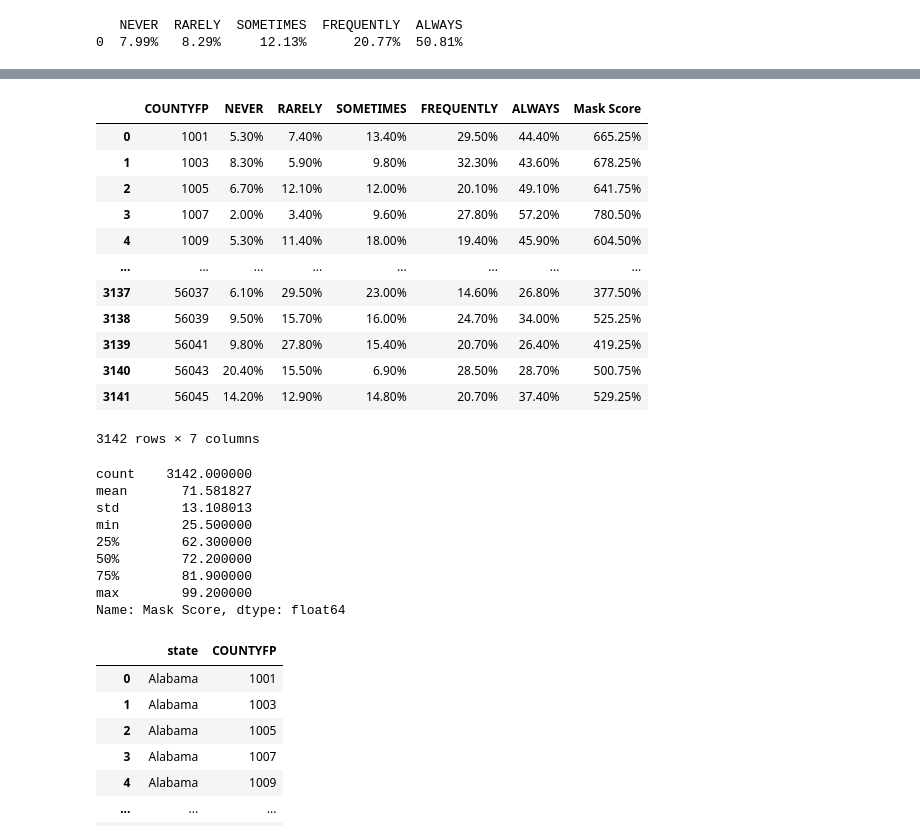
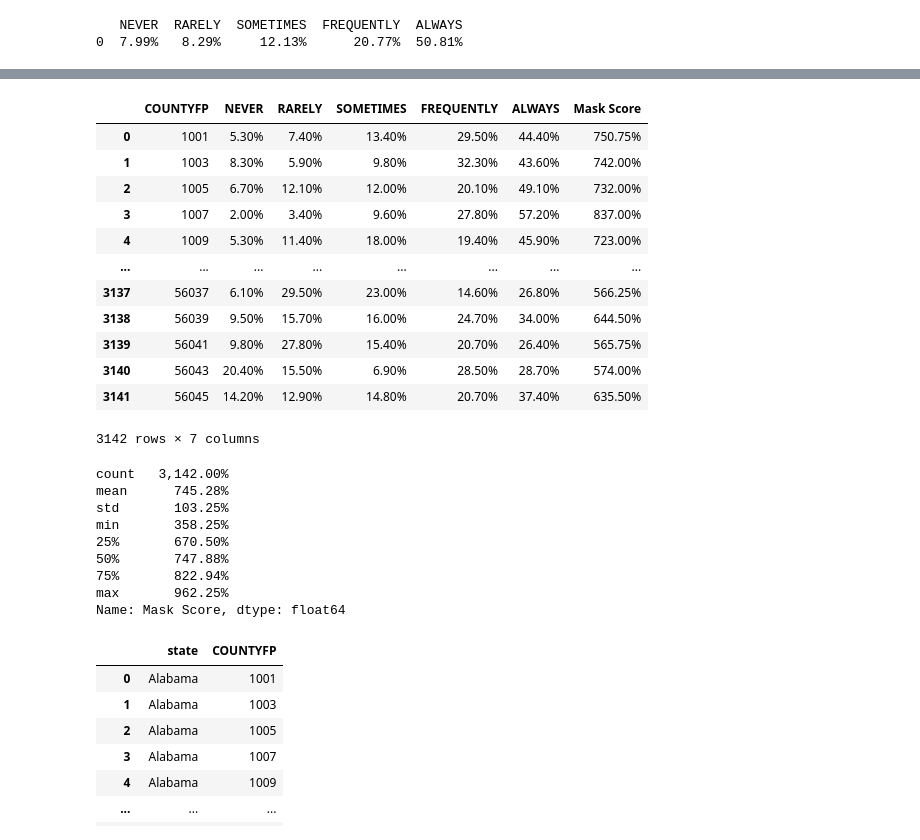
Before and after one commit to emersonmolett/Project-1, a Jupyter notebook: importingCSVs.ipynb, the cells around one changed output, grey strips where cells are left out. Saved outputs shown, nothing was run; the diff lists cells and outputs as text; code cells hidden in the pictures.

```diff
--- a/importingCSVs.ipynb
+++ b/importingCSVs.ipynb
@@ -770,34 +770,34 @@ mask_counties
 3142 rows × 7 columns
 # %%
-mask_counties["Mask Score"] = mask_counties["FREQUENTLY"]. * 7.5 + mask_counties["ALWAYS"]. * 10
+mask_counties["Mask Score"] = mask_counties["NEVER"].apply(percentages_to_floats) * 0 + mask_counties["RARELY"].apply(percentages_to_floats) * 2.5 + mask_counties["SOMETIMES"].apply(percentages_to_floats) * 5.0 + mask_counties["FREQUENTLY"].apply(percentages_to_floats) *7.5 + mask_counties["ALWAYS"].apply(percentages_to_floats) *10
 mask_counties
 # %% [output]
 |  | COUNTYFP | NEVER | RARELY | SOMETIMES | FREQUENTLY | ALWAYS | Mask Score |
-| 0 | 1001 | 5.30% | 7.40% | 13.40% | 29.50% | 44.40% | 665.25% |
-| 1 | 1003 | 8.30% | 5.90% | 9.80% | 32.30% | 43.60% | 678.25% |
-| 2 | 1005 | 6.70% | 12.10% | 12.00% | 20.10% | 49.10% | 641.75% |
-| 3 | 1007 | 2.00% | 3.40% | 9.60% | 27.80% | 57.20% | 780.50% |
-| 4 | 1009 | 5.30% | 11.40% | 18.00% | 19.40% | 45.90% | 604.50% |
+| 0 | 1001 | 5.30% | 7.40% | 13.40% | 29.50% | 44.40% | 750.75% |
+| 1 | 1003 | 8.30% | 5.90% | 9.80% | 32.30% | 43.60% | 742.00% |
+| 2 | 1005 | 6.70% | 12.10% | 12.00% | 20.10% | 49.10% | 732.00% |
+| 3 | 1007 | 2.00% | 3.40% | 9.60% | 27.80% | 57.20% | 837.00% |
+| 4 | 1009 | 5.30% | 11.40% | 18.00% | 19.40% | 45.90% | 723.00% |
 | ... | ... | ... | ... | ... | ... | ... | ... |
-| 3137 | 56037 | 6.10% | 29.50% | 23.00% | 14.60% | 26.80% | 377.50% |
-| 3138 | 56039 | 9.50% | 15.70% | 16.00% | 24.70% | 34.00% | 525.25% |
-| 3139 | 56041 | 9.80% | 27.80% | 15.40% | 20.70% | 26.40% | 419.25% |
-| 3140 | 56043 | 20.40% | 15.50% | 6.90% | 28.50% | 28.70% | 500.75% |
-| 3141 | 56045 | 14.20% | 12.90% | 14.80% | 20.70% | 37.40% | 529.25% |
+| 3137 | 56037 | 6.10% | 29.50% | 23.00% | 14.60% | 26.80% | 566.25% |
+| 3138 | 56039 | 9.50% | 15.70% | 16.00% | 24.70% | 34.00% | 644.50% |
+| 3139 | 56041 | 9.80% | 27.80% | 15.40% | 20.70% | 26.40% | 565.75% |
+| 3140 | 56043 | 20.40% | 15.50% | 6.90% | 28.50% | 28.70% | 574.00% |
+| 3141 | 56045 | 14.20% | 12.90% | 14.80% | 20.70% | 37.40% | 635.50% |
 3142 rows × 7 columns
 # %%
 # Descriptive
 
 mask_counties["Mask Score"].describe()
 # %% [output]
-count    3142.000000
-mean       71.581827
-std        13.108013
-min        25.500000
-25%        62.300000
-50%        72.200000
-75%        81.900000
-max        99.200000
+count   3,142.00%
+mean      745.28%
+std       103.25%
+min       358.25%
+25%       670.50%
+50%       747.88%
+75%       822.94%
+max       962.25%
 Name: Mask Score, dtype: float64
 # %%
 # read in us-counties-csv in order to tick & tie the fips to the state names, and then start connecting to the mask score
```
Also changed, not shown: parts of 4 cells of this notebook.
